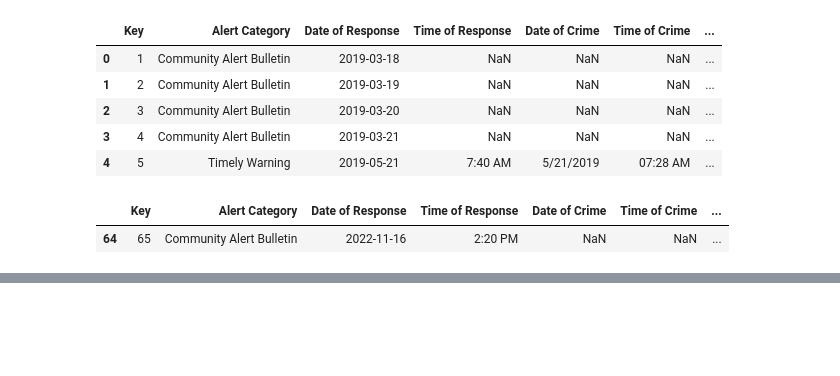
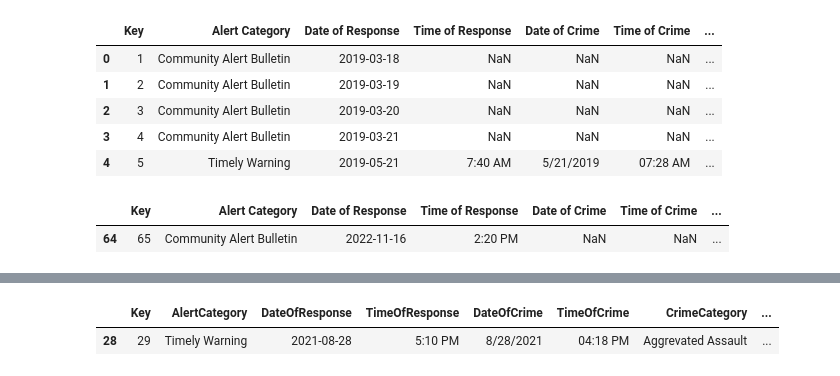
Before and after one commit to nicolereardon/UCSD-Crime, a Jupyter notebook: static/Final Project.ipynb, the cells around one changed output, grey strips where cells are left out. Saved outputs shown, nothing was run; the diff lists cells and outputs as text; code cells hidden in the pictures; blank space fills up the shorter version.

```diff
--- a/static/Final Project.ipynb
+++ b/static/Final Project.ipynb
@@ -255,2 +328,7 @@ df.to_csv('final_data.csv', index=False)
+# %%
+df[df["quarter"] == "SU2021"]
+# %% [output]
+|  | Key | AlertCategory | DateOfResponse | TimeOfResponse | DateOfCrime | TimeOfCrime | CrimeCategory | ... |
+| 28 | 29 | Timely Warning | 2021-08-28 | 5:10 PM | 8/28/2021 | 04:18 PM | Aggrevated Assault | ... |
 # %%
 df["CrimeCategory"].value_counts()
```
Also changed, not shown: parts of 9 cells of this notebook, 3 other files.
